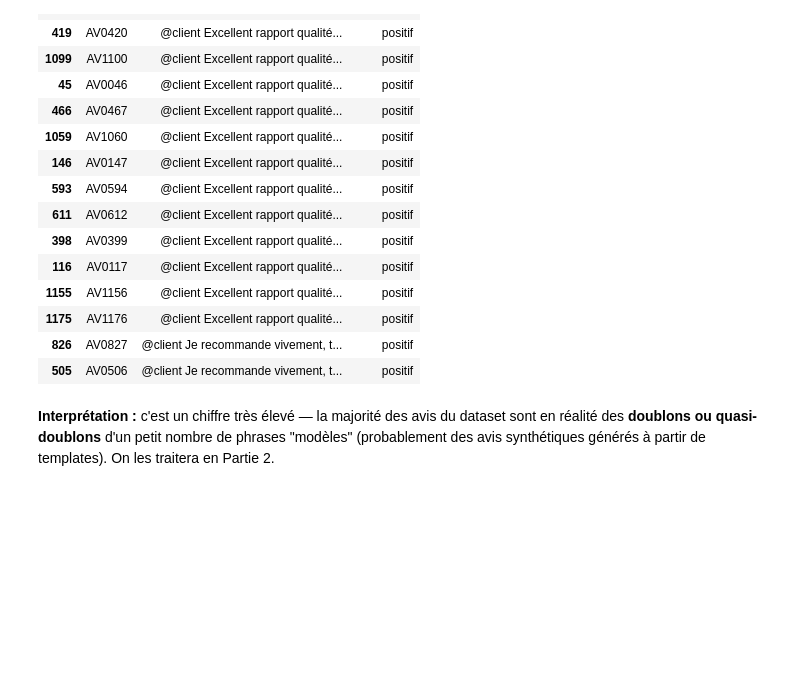
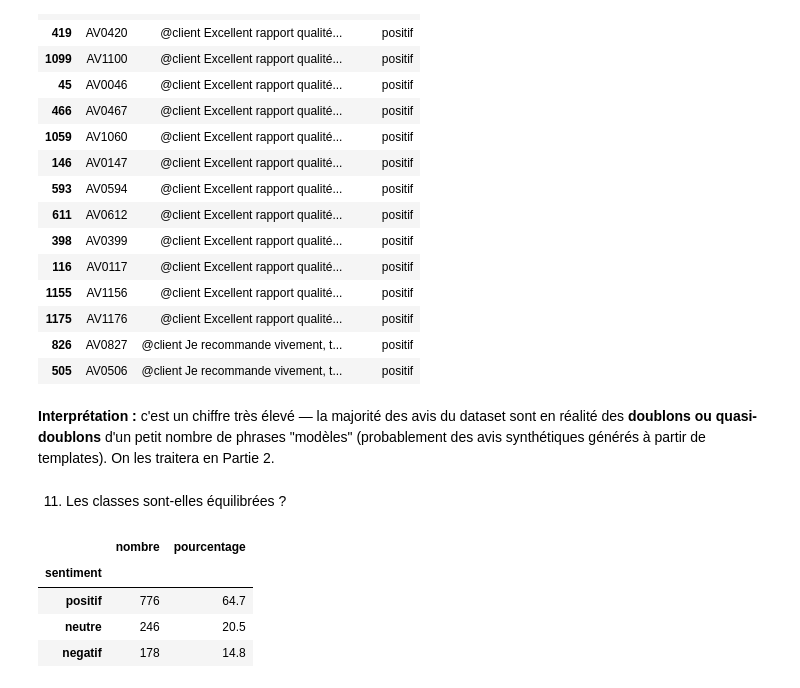
Before and after one commit to Youssoupha-ndiaye/atelier_preparations_donnees_textuelles_ODC_IA, a Jupyter notebook: atelier_prepa_donnees_textuelles/notebooks/atelier_prepa_donnees_textuelles.ipynb, the cells around one changed output. Cells and saved outputs as stored; diff of their text form; code cells hidden in the pictures; blank space fills up the shorter version.

```diff
--- a/atelier_prepa_donnees_textuelles/notebooks/atelier_prepa_donnees_textuelles.ipynb
+++ b/atelier_prepa_donnees_textuelles/notebooks/atelier_prepa_donnees_textuelles.ipynb
@@ -375,3 +375,16 @@ Nombre de valeurs de texte uniques concernées : 154
 **Interprétation :** c'est un chiffre très élevé — la majorité des avis du dataset sont en
 réalité des **doublons ou quasi-doublons** d'un petit nombre de phrases "modèles" (probablement des
 avis synthétiques générés à partir de templates). On les traitera en Partie 2.
+# %% [markdown]
+11) Les classes sont-elles équilibrées ?
+# %%
+repartition_sentiment = df["sentiment"].value_counts()
+repartition_pct = df["sentiment"].value_counts(normalize=True) * 100
+
+pd.DataFrame({"nombre": repartition_sentiment, "pourcentage": repartition_pct.round(1)})
+# %% [output]
+|  | nombre | pourcentage |
+| sentiment |  |  |
+| positif | 776 | 64.7 |
+| neutre | 246 | 20.5 |
+| negatif | 178 | 14.8 |
```
Also changed, not shown: parts of 1 cell of this notebook.
